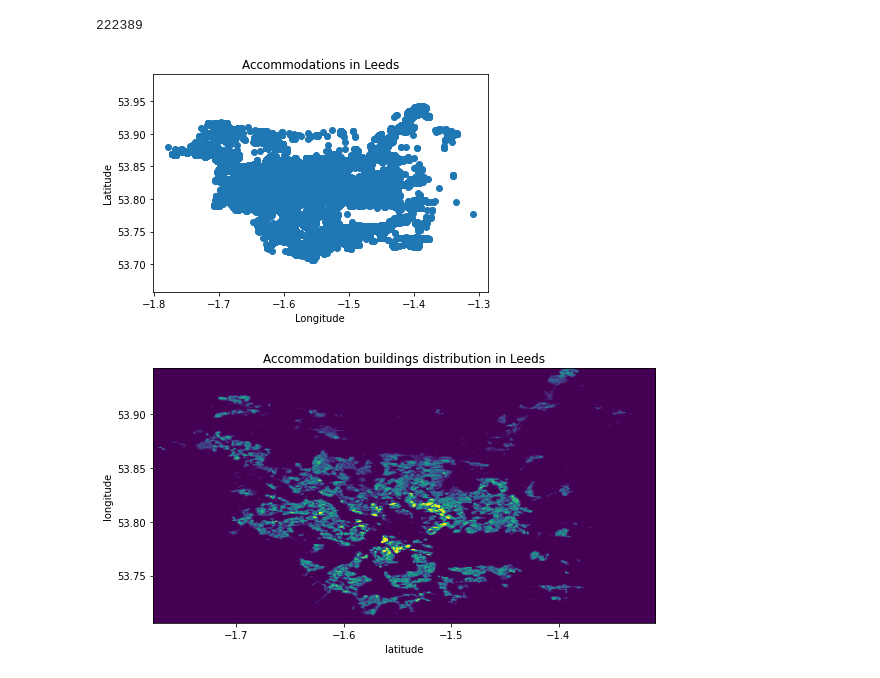
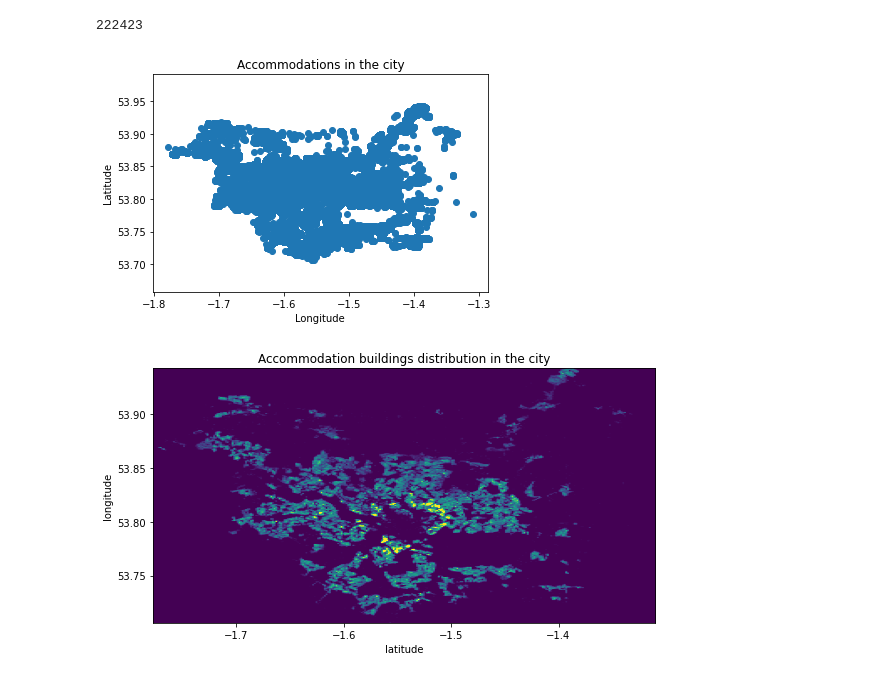
Before and after one commit to justin-zhida-jia/CODiT, a Jupyter notebook: share/codit/notebooks/households.ipynb, the cells around one changed output. Cells and saved outputs as stored; diff of their text form; code cells hidden in the pictures.

```diff
--- a/share/codit/notebooks/households.ipynb
+++ b/share/codit/notebooks/households.ipynb
@@ -5,14 +5,12 @@ import numpy as np
 import matplotlib.pyplot as plt
 from celluloid import Camera
 # %%
-from codit import share_dir
-DATA_PATH = os.path.join(share_dir(), 'codit', 'data')
+from codit.population.networks import location
+from codit.population.networks.city_config.city_cfg import CITY_AREA
+from codit.population.networks.home import COORDINATES_CSV
 
-from codit.population.networks import location
-
-COORDINATES_CSV = os.path.join(DATA_PATH, 'city', 'population', 'coordinates_leeds.csv')
 # request_coords_to_csv only needs to be run once to save all accommodation builds' coordinates in Leeds to coordinates_leeds.csv, so I commented it off here
-# location.request_coords_to_csv(COORDINATES_CSV)
+#location.request_coords_to_csv(COORDINATES_CSV, CITY_AREA)
 # %%
 # Collect coords into list
 coords_types = location.get_coords(COORDINATES_CSV)
@@ -22,19 +20,19 @@ coords = list(zip(*coords_types))
 X = np.array(list(zip(*coords[:2])))
 len(X)
 # %% [output]
-222389
+222423
 # %%
 # Plot all the coordinates of accommodation buildings to the canvas
 plt.plot(X[:, 0], X[:, 1], 'o')
-plt.title('Accommodations in Leeds')
+plt.title('Accommodations in the city')
 plt.xlabel('Longitude')
 plt.ylabel('Latitude')
 plt.axis('equal')
 plt.show()
 # %% [output]
-[figure, old version]
+[figure, new version]
 # %%
-# Plot accommodation buildings of Leeds as heatmap
+# Plot accommodation buildings in the city as heatmap
 plt.rcParams["figure.figsize"] = [9, 5]
 fig=plt.figure()
 camera = Camera(fig)
@@ -43,7 +41,7 @@ heatmap, xedges, yedges = np.histogram2d(X[:, 0], X[:, 1], bins=300)
 extent = [xedges[0], xedges[-1], yedges[0], yedges[-1]]
 plt.clf()
 
-plt.title('Accommodation buildings distribution in Leeds')
+plt.title('Accommodation buildings distribution in the city')
 plt.xlabel('latitude')
 plt.ylabel('longitude')
 
@@ -51,4 +49,4 @@ plt.imshow(heatmap.T, extent=extent, origin='lower', vmin=0, vmax=50)
 
 plt.show()
 # %% [output]
-[figure, old version]
+[figure, new version]
```
Also changed, not shown: 10 other files.
